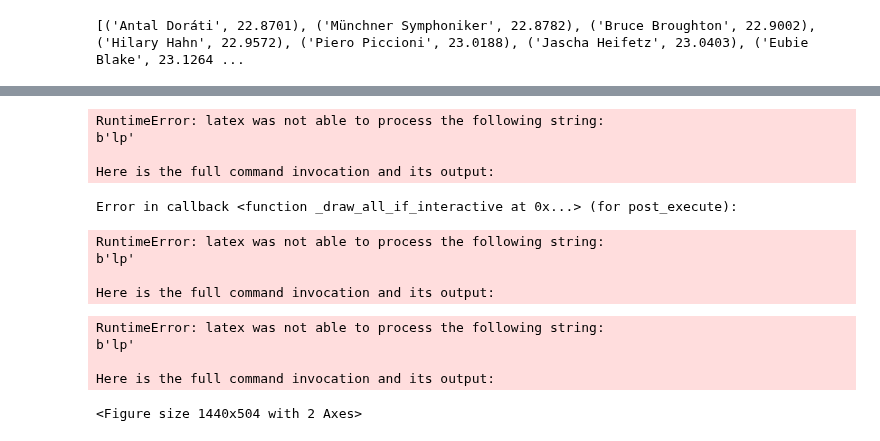
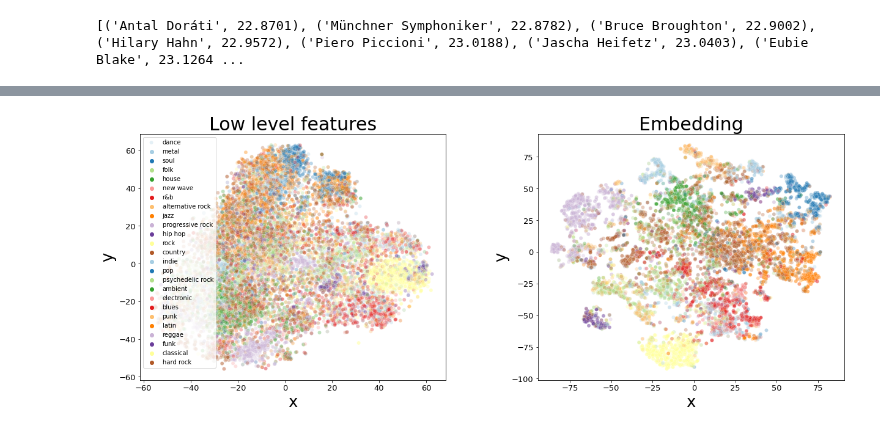
Before and after one commit to difra100/AS-Project, a Jupyter notebook: Test_Artist_similarity.ipynb, the cells around one changed output, grey strips where cells are left out. Saved outputs shown, nothing was run; the diff lists cells and outputs as text; code cells hidden in the pictures.

```diff
--- a/Test_Artist_similarity.ipynb
+++ b/Test_Artist_similarity.ipynb
@@ -235,3 +247,7 @@ else:
     print('Run again the cell!!!')
 # %% [output]
 [('Antal Doráti', 22.8701), ('Münchner Symphoniker', 22.8782), ('Bruce Broughton', 22.9002), ('Hilary Hahn', 22.9572), ('Piero Piccioni', 23.0188), ('Jascha Heifetz', 23.0403), ('Eubie Blake', 23.1264 ...
+# %%
+label_diz = load_data('data/encode_labels.json') # Genre to idx
+label_diz2 = {label_diz[key] : key for key in label_diz} # Idx to genre
+label_diz2
@@ -242,7 +276,7 @@ from pylab import rcParams
 from matplotlib import gridspec
 import matplotlib
 import matplotlib.font_manager
-
+custom = sns.color_palette("Paired", 25)
 
 import matplotlib.pyplot as plt
 def plot_cluster(embedding1, embedding2, labels, n_clusters):
@@ -268,32 +302,40 @@ def plot_cluster(embedding1, embedding2, labels, n_clusters):
 #   DataF4['labels'] = clust_obj2.predict(random_embedding_emb)
 
   fig1, axes1 = plt.subplots(1, 2, figsize=(20, 7))
+
   # fig1.suptitle('Representantion of the two types of input features, after the dimensionality reduction')
   sns.scatterplot(ax = axes1[0],
       x="x", y="y",
       data=DataF1,
       hue="labels",
-      palette=sns.color_palette("hls", n_clusters),
-      legend="full",
+      palette=custom,
+      legend = 'full',
       alpha=0.3
   )
+
   axes1[0].set_title('Low level features')
+
   sns.scatterplot(ax = axes1[1],
       x="x", y="y",
       data=DataF2,
       hue="labels",
-      palette=sns.color_palette("hls", n_clusters),
-      legend="full",
+      palette=custom,
+      legend = False,
       alpha=0.3
   )
-  axes1[1].set_title('Random features')
+  axes1[1].set_title('Embedding')
+  axes1[0].legend(title='', loc='upper left', labels=[label_diz[str(genre_idx)] for genre_idx in range(len(label_diz2))])
+
   plt.subplots_adjust(left=0.1,
                   bottom=0.1,
                   right=0.9,
                   top=0.9,
-                  wspace=0.4,
+                  wspace=0.3,
                   hspace=0.4)
+
   plt.savefig('comparisons.pdf')
+
+
   plt.show()
 #   fig2, axes2 = plt.subplots(1, 2, figsize=(20, 7))
 #   # fig2.suptitle('Representantion of the embeddings, after the dimensionality reduction')
@@ -314,52 +356,40 @@ def plot_cluster(embedding1, embedding2, labels, n_clusters):
 #       palette=sns.color_palette("hls", K),
 #       legend=False,
 #       alpha=0.3
 #   )
 #   axes2[1].set_title('Random features')
 #   plt.subplots_adjust(left=0.1,
 #                     bottom=0.1,
 #                     right=0.9,
 #                     top=0.9,
 #                     wspace=0.4,
 #                     hspace=0.4)
 #   plt.savefig('dimred2.pdf')
 #   plt.show()
 
 
 params = {
    'axes.labelsize': 26,
    'font.family': 'Times New Roman',
-   'font.size': 35,
-   'legend.fontsize': 12,
-   'xtick.labelsize': 23,
-   'ytick.labelsize': 23,
-   'text.usetex': True,
-   'figure.figsize': [4*1.5, 3.5*1.5]
+   'font.size': 25,
+   'legend.fontsize': 10,
+   'xtick.labelsize': 13,
+   'ytick.labelsize': 13,
+   'text.usetex': False,
+   'figure.figsize': [100*1.5, 95*1.5]
    }
+
 
 rcParams.update(params)
 matplotlib.rc('pdf', fonttype=42)
-# matplotlib.font_manager._rebuild()
+matplotlib.font_manager._rebuild()
 
 instance_emb = torch.load('embeds/low_level.pt')
 embedding_emb = torch.load('embeds/embedding.pt')
 
 
 # plot_cluster(new_emb, clustering, K, 'K-means clusters')
-plot_cluster(instance_emb, embedding_emb, labels = labels, n_clusters = 25)
+plot_cluster(np.array(instance_emb), np.array(embedding_emb), labels = np.array(labels), n_clusters = 25)
 # plot_cluster(new_emb, gmm, K, 'Gaussian-Mixture clusters')
 # %% [output]
-RuntimeError: latex was not able to process the following string:
-b'lp'
-
-Here is the full command invocation and its output:
-Error in callback <function _draw_all_if_interactive at 0x...> (for post_execute):
-RuntimeError: latex was not able to process the following string:
-b'lp'
-
-Here is the full command invocation and its output:
-RuntimeError: latex was not able to process the following string:
-b'lp'
-
-Here is the full command invocation and its output:
-<Figure size 1440x504 with 2 Axes>
+[figure, added]
```
Also changed, not shown: parts of 4 cells of this notebook, 3 other files.
